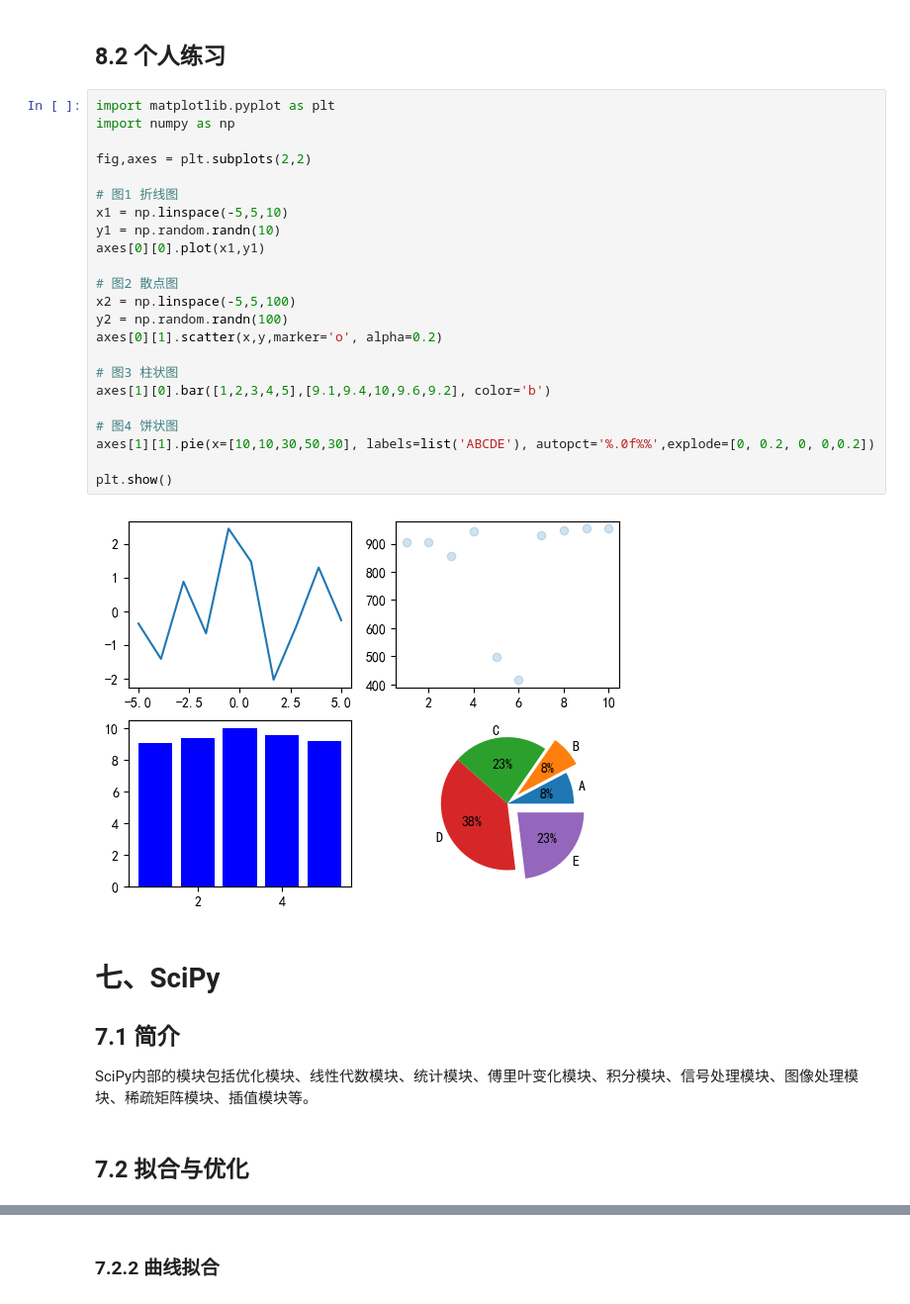
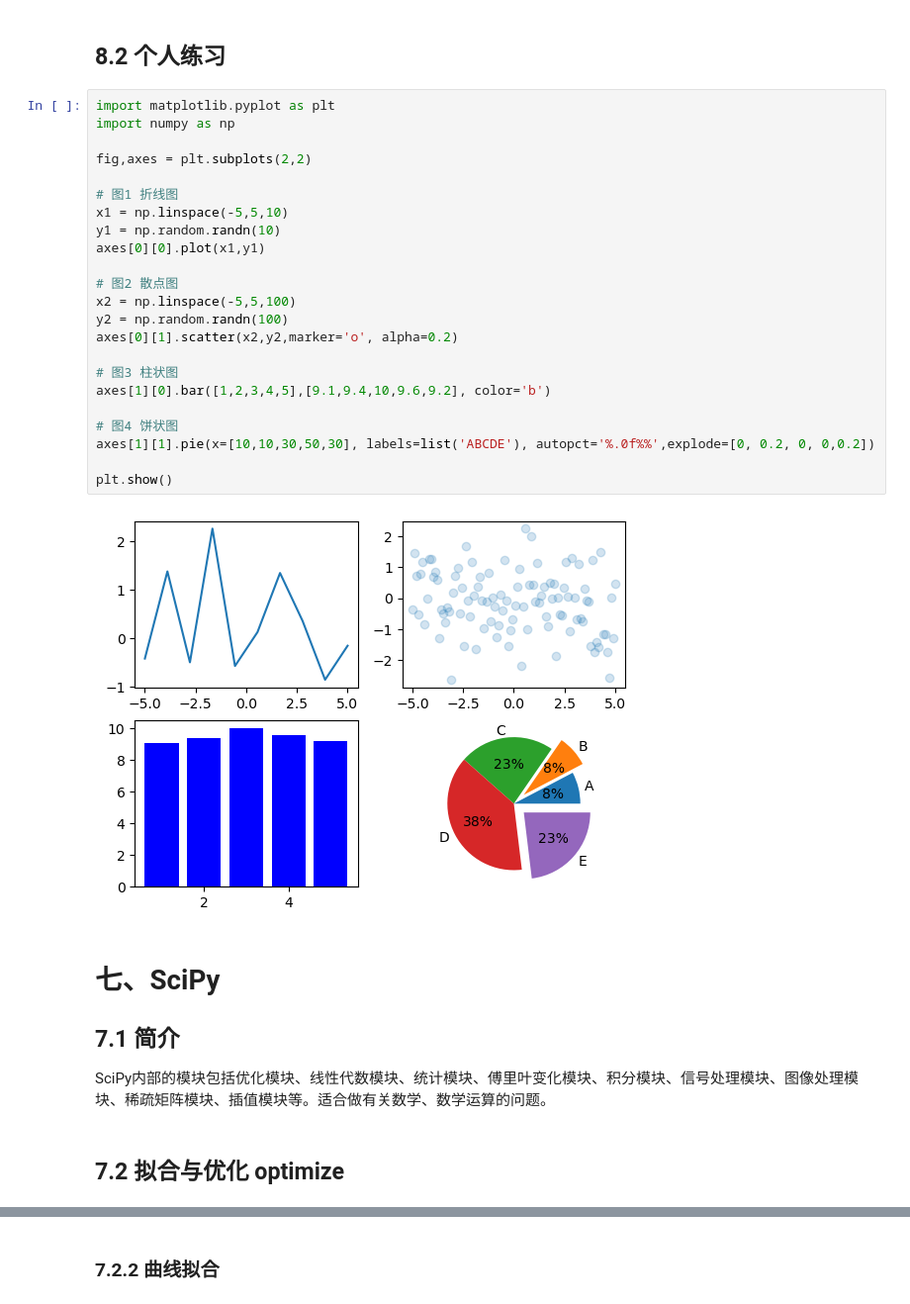
Before and after one commit to aisuandebowen/pyReview, a Jupyter notebook: pyStu.ipynb, the cells around one changed output, grey strips where cells are left out. Shown at 99% size. Saved outputs shown, nothing was run; the diff lists cells and outputs as text.

```diff
--- a/pyStu.ipynb
+++ b/pyStu.ipynb
@@ -1487,34 +1472,34 @@ plt.show()
 # %%
 import matplotlib.pyplot as plt
 import numpy as np
 
 fig,axes = plt.subplots(2,2)
 
 # 图1 折线图
 x1 = np.linspace(-5,5,10)
 y1 = np.random.randn(10)
 axes[0][0].plot(x1,y1)
 
 # 图2 散点图
 x2 = np.linspace(-5,5,100)
 y2 = np.random.randn(100)
-axes[0][1].scatter(x,y,marker='o', alpha=0.2)
+axes[0][1].scatter(x2,y2,marker='o', alpha=0.2)
 
 # 图3 柱状图
 axes[1][0].bar([1,2,3,4,5],[9.1,9.4,10,9.6,9.2], color='b')
 
 # 图4 饼状图
 axes[1][1].pie(x=[10,10,30,50,30], labels=list('ABCDE'), autopct='%.0f%%',explode=[0, 0.2, 0, 0,0.2])
 
 plt.show()
 # %% [output]
-[figure, old version]
+[figure, new version]
 # %% [markdown]
 # 七、SciPy
 
 ## 7.1 简介
-SciPy内部的模块包括优化模块、线性代数模块、统计模块、傅里叶变化模块、积分模块、信号处理模块、图像处理模块、稀疏矩阵模块、插值模块等。
+SciPy内部的模块包括优化模块、线性代数模块、统计模块、傅里叶变化模块、积分模块、信号处理模块、图像处理模块、稀疏矩阵模块、插值模块等。适合做有关数学、数学运算的问题。
 # %% [markdown]
-## 7.2 拟合与优化
+## 7.2 拟合与优化 optimize
 # %% [markdown]
 ### 7.2.1 求最小值
```
Also changed, not shown: parts of 21 cells of this notebook.
